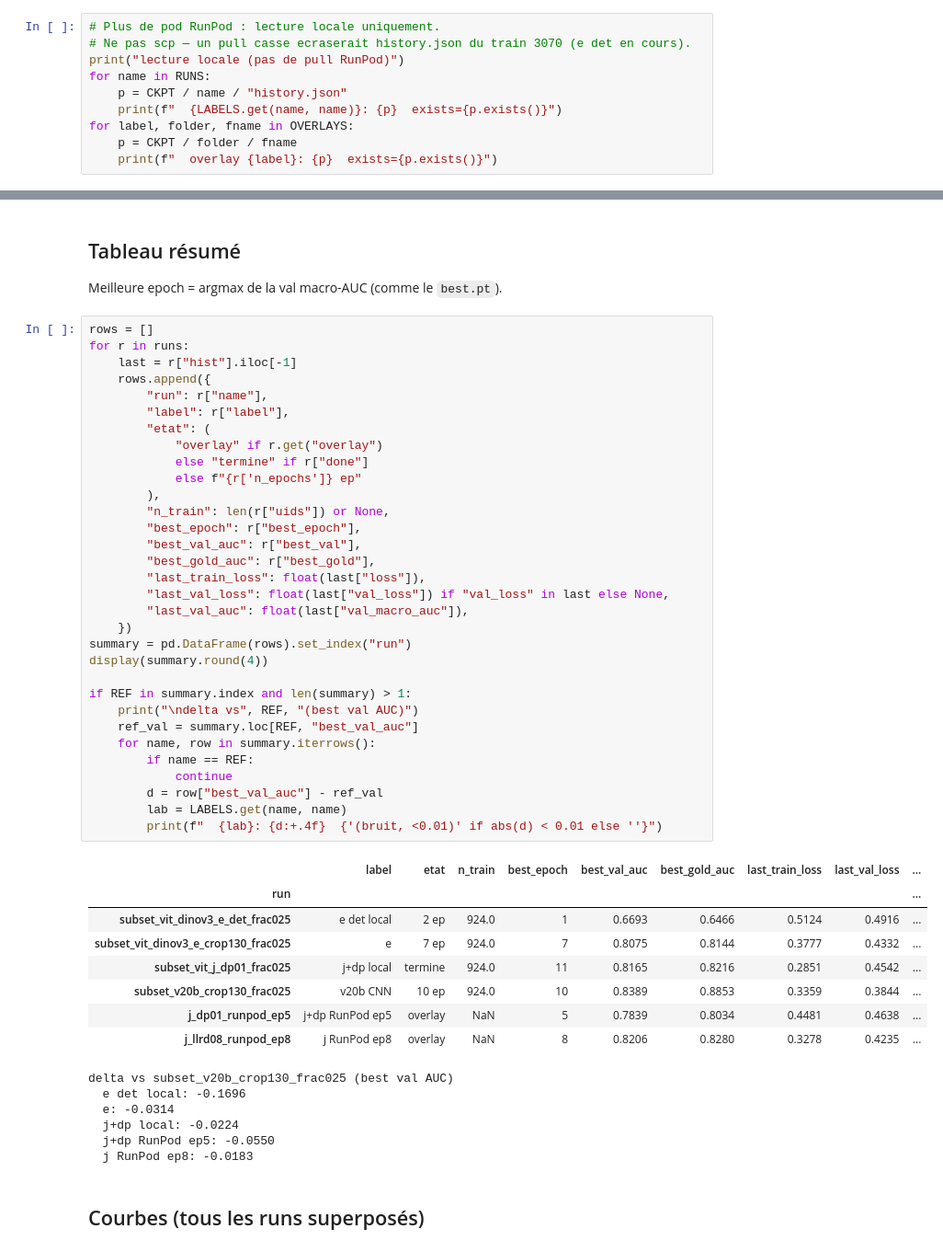
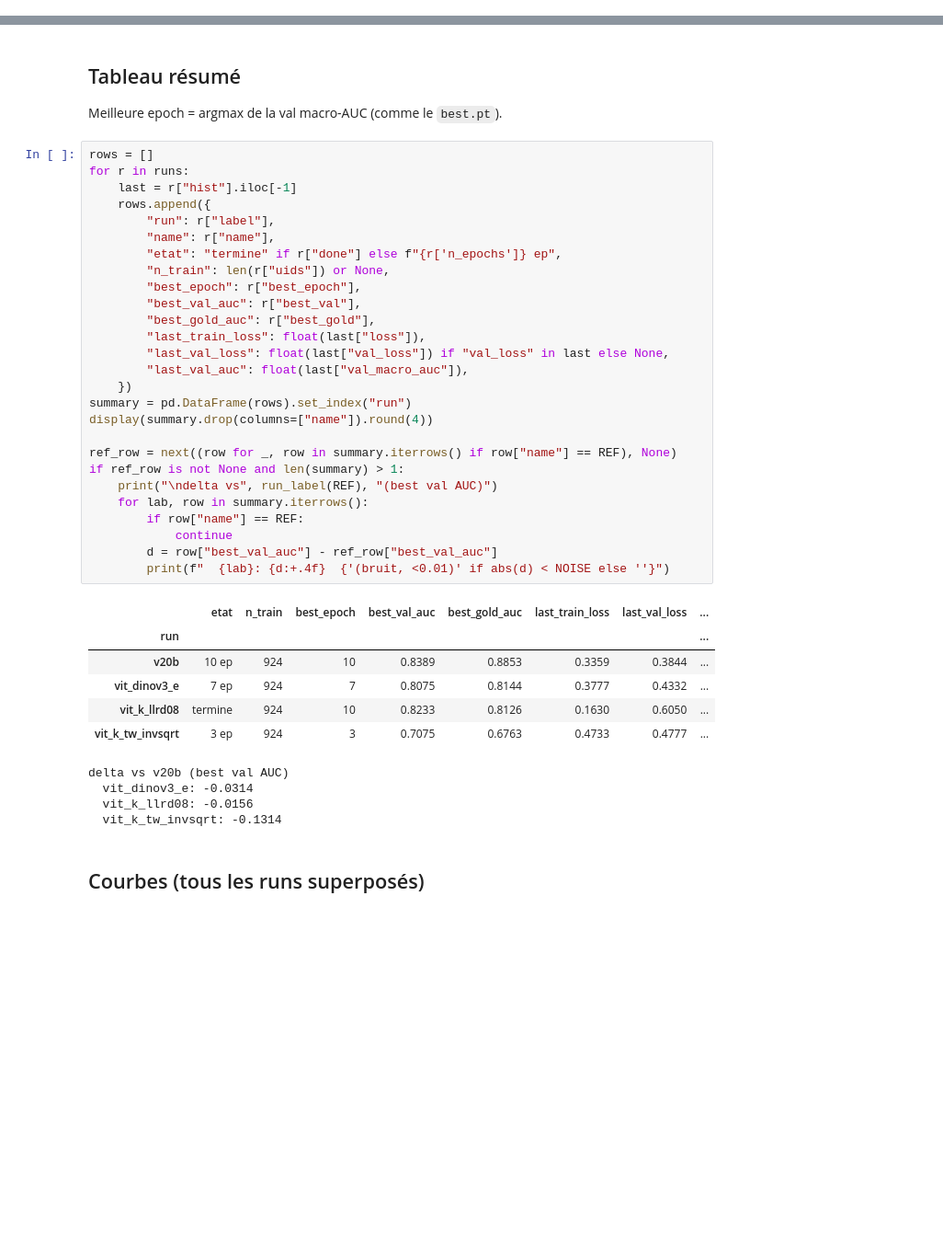
Before and after one commit to GabrielSultan/RSNA-comp, a Jupyter notebook: notebooks/08_compare_subset.ipynb, the cells around one changed output, grey strips where cells are left out. Shown at 92% size. Drawn from its saved outputs; the diff is of its cells as text; blank space fills up the shorter version.

```diff
--- a/notebooks/08_compare_subset.ipynb
+++ b/notebooks/08_compare_subset.ipynb
@@ -78,10 +62,0 @@ checkpoints True
-# %%
-# Plus de pod RunPod : lecture locale uniquement.
-# Ne pas scp — un pull casse ecraserait history.json du train 3070 (e det en cours).
-print("lecture locale (pas de pull RunPod)")
-for name in RUNS:
-    p = CKPT / name / "history.json"
-    print(f"  {LABELS.get(name, name)}: {p}  exists={p.exists()}")
-for label, folder, fname in OVERLAYS:
-    p = CKPT / folder / fname
-    print(f"  overlay {label}: {p}  exists={p.exists()}")
@@ -191,49 +141,40 @@ Meilleure epoch = argmax de la val macro-AUC (comme le `best.pt`).
 # %%
 rows = []
 for r in runs:
     last = r["hist"].iloc[-1]
     rows.append({
-        "run": r["name"],
-        "label": r["label"],
-        "etat": (
-            "overlay" if r.get("overlay")
-            else "termine" if r["done"]
-            else f"{r['n_epochs']} ep"
-        ),
+        "run": r["label"],
+        "name": r["name"],
+        "etat": "termine" if r["done"] else f"{r['n_epochs']} ep",
         "n_train": len(r["uids"]) or None,
         "best_epoch": r["best_epoch"],
         "best_val_auc": r["best_val"],
         "best_gold_auc": r["best_gold"],
         "last_train_loss": float(last["loss"]),
         "last_val_loss": float(last["val_loss"]) if "val_loss" in last else None,
         "last_val_auc": float(last["val_macro_auc"]),
     })
 summary = pd.DataFrame(rows).set_index("run")
-display(summary.round(4))
+display(summary.drop(columns=["name"]).round(4))
 
-if REF in summary.index and len(summary) > 1:
-    print("\ndelta vs", REF, "(best val AUC)")
-    ref_val = summary.loc[REF, "best_val_auc"]
-    for name, row in summary.iterrows():
-        if name == REF:
+ref_row = next((row for _, row in summary.iterrows() if row["name"] == REF), None)
+if ref_row is not None and len(summary) > 1:
+    print("\ndelta vs", run_label(REF), "(best val AUC)")
+    for lab, row in summary.iterrows():
+        if row["name"] == REF:
             continue
-        d = row["best_val_auc"] - ref_val
-        lab = LABELS.get(name, name)
-        print(f"  {lab}: {d:+.4f}  {'(bruit, <0.01)' if abs(d) < 0.01 else ''}")
+        d = row["best_val_auc"] - ref_row["best_val_auc"]
+        print(f"  {lab}: {d:+.4f}  {'(bruit, <0.01)' if abs(d) < NOISE else ''}")
 # %% [output]
-|  | label | etat | n_train | best_epoch | best_val_auc | best_gold_auc | last_train_loss | last_val_loss | ... |
-| run |  |  |  |  |  |  |  |  | ... |
-| subset_vit_dinov3_e_det_frac025 | e det local | 2 ep | 924.0 | 1 | 0.6693 | 0.6466 | 0.5124 | 0.4916 | ... |
-| subset_vit_dinov3_e_crop130_frac025 | e | 7 ep | 924.0 | 7 | 0.8075 | 0.8144 | 0.3777 | 0.4332 | ... |
-| subset_vit_j_dp01_frac025 | j+dp local | termine | 924.0 | 11 | 0.8165 | 0.8216 | 0.2851 | 0.4542 | ... |
-| subset_v20b_crop130_frac025 | v20b CNN | 10 ep | 924.0 | 10 | 0.8389 | 0.8853 | 0.3359 | 0.3844 | ... |
-| j_dp01_runpod_ep5 | j+dp RunPod ep5 | overlay | NaN | 5 | 0.7839 | 0.8034 | 0.4481 | 0.4638 | ... |
-| j_llrd08_runpod_ep8 | j RunPod ep8 | overlay | NaN | 8 | 0.8206 | 0.8280 | 0.3278 | 0.4235 | ... |
+|  | etat | n_train | best_epoch | best_val_auc | best_gold_auc | last_train_loss | last_val_loss | ... |
+| run |  |  |  |  |  |  |  | ... |
+| v20b | 10 ep | 924 | 10 | 0.8389 | 0.8853 | 0.3359 | 0.3844 | ... |
+| vit_dinov3_e | 7 ep | 924 | 7 | 0.8075 | 0.8144 | 0.3777 | 0.4332 | ... |
+| vit_k_llrd08 | termine | 924 | 10 | 0.8233 | 0.8126 | 0.1630 | 0.6050 | ... |
+| vit_k_tw_invsqrt | 3 ep | 924 | 3 | 0.7075 | 0.6763 | 0.4733 | 0.4777 | ... |
-delta vs subset_v20b_crop130_frac025 (best val AUC)
-  e det local: -0.1696
-  e: -0.0314
-  j+dp local: -0.0224
-  j+dp RunPod ep5: -0.0550
-  j RunPod ep8: -0.0183
+delta vs v20b (best val AUC)
+  vit_dinov3_e: -0.0314
+  vit_k_llrd08: -0.0156
+  vit_k_tw_invsqrt: -0.1314
 # %% [markdown]
 ## Courbes (tous les runs superposés)
```
Also changed, not shown: parts of 16 cells of this notebook.
